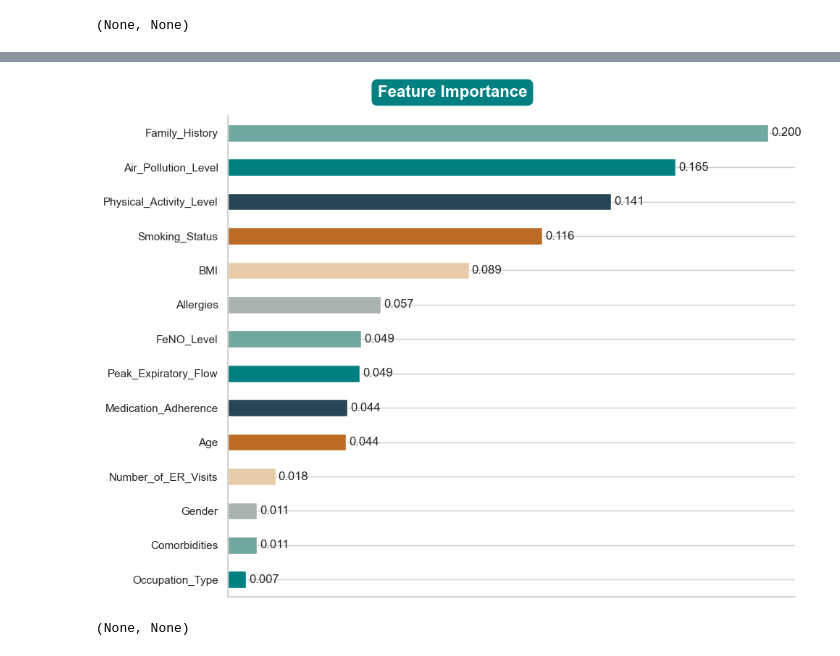
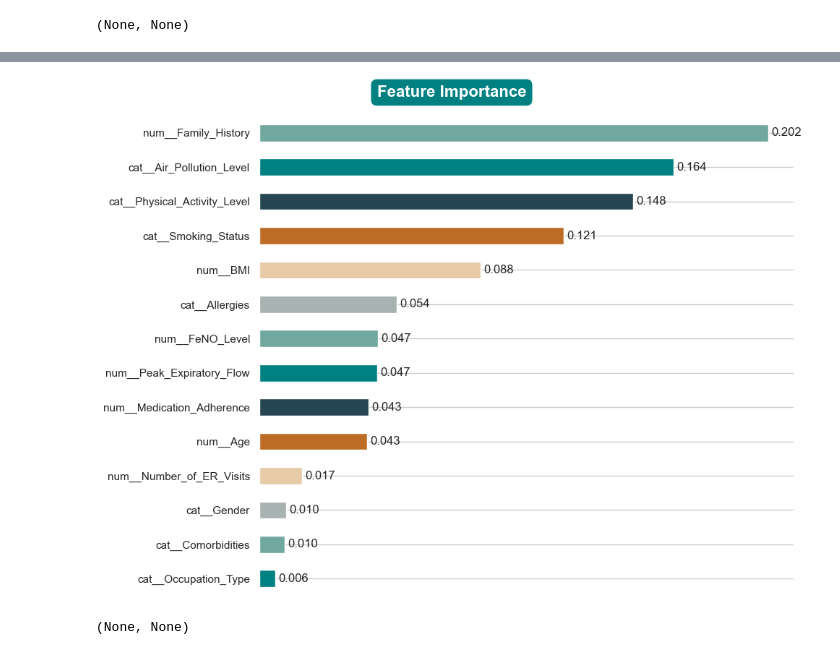
Before and after one commit to Eric-Inkoom-Ayitey/Asthma-Prediction-App, a Jupyter notebook: Asthma Prediction (Synthetic Health Dataset).ipynb, the cells around one changed output, grey strips where cells are left out. Cells and saved outputs as stored; diff of their text form; code cells hidden in the pictures.

```diff
--- a/Asthma Prediction (Synthetic Health Dataset).ipynb
+++ b/Asthma Prediction (Synthetic Health Dataset).ipynb
@@ -450,7 +441,9 @@ joblib.dump(pipeline, "asthma_prediction_pipeline.pkl")
 # %%
-# 6. Make Predictions
-y_pred = model.predict(X_test)
-y_proba = model.predict_proba(X_test)[:, 1]
+pipeline = joblib.load("asthma_prediction_pipeline.pkl")
+
+# Make Predictions
+y_pred = pipeline.predict(X_test)
+y_proba = pipeline.predict_proba(X_test)[:, 1]
 # %%
 # 7. Evaluation
 print("\nClassification Report:\n", classification_report(y_test, y_pred))
@@ -476,19 +469,24 @@ ROC AUC Score: 0.9858515251196172
 # %%
-importances = pd.Series(model.feature_importances_, index=X.columns).sort_values()
-custom_palette = ["#008080", "#70A89F", "#A8B2B0", "#E7CBA9", "#BC6C25", "#264653"]
-colors = [custom_palette[i % len(custom_palette)] for i in range(len(importances))]
+# Load pipeline and extract components
+pipeline = joblib.load("asthma_prediction_pipeline.pkl")
+model = pipeline.named_steps["classifier"]
+features = pipeline.named_steps["preprocess"].get_feature_names_out()
+importances = pd.Series(model.feature_importances_, index=features).sort_values()
+
+# Plot with custom colors
+palette = ["#008080", "#70A89F", "#A8B2B0", "#E7CBA9", "#BC6C25", "#264653"]
+colors = [palette[i % len(palette)] for i in range(len(importances))]
 
 fig, ax = plt.subplots(figsize=(10, 7))
-bars = importances.plot(kind='barh', color=colors, ax=ax)
+bars = importances.plot(kind="barh", color=colors, ax=ax)
+for spine in ax.spines.values(): spine.set_visible(False)
 ax.set(xlabel="", ylabel="", xticks=[], facecolor="white")
-ax.spines["top"].set_visible(False), ax.spines["right"].set_visible(False)
 
 fig.text(0.5, 1.02, "Feature Importance", ha="center", va="center", fontsize=16, fontweight="bold",
-         color="white", bbox=dict(facecolor=custom_palette[0], boxstyle="round,pad=0.4"))
-
+         color="white", bbox=dict(facecolor=palette[0], boxstyle="round,pad=0.4"))
 bars.bar_label(ax.containers[0], fmt="%.3f", label_type="edge", padding=3)
 
 plt.tight_layout(), plt.show()
 # %% [output]
-[figure, old version]
+[figure, new version]
 (None, None)
```
Also changed, not shown: parts of 5 cells of this notebook, 1 other file.
